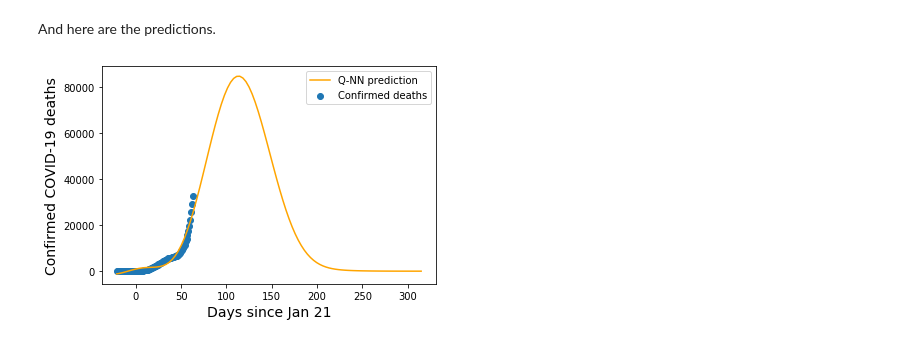
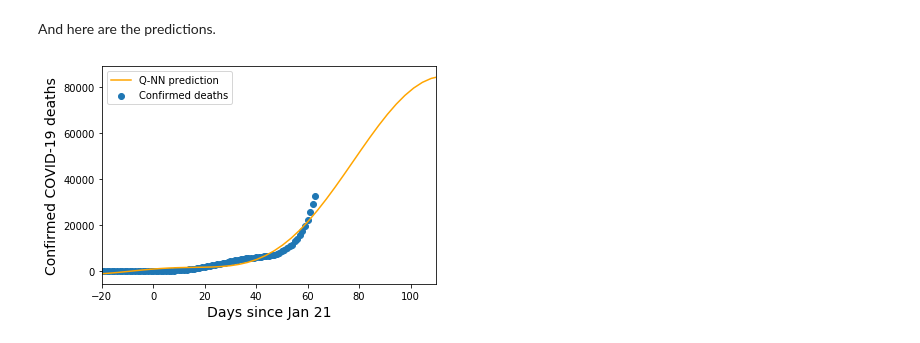
Before and after one commit to rafaelha/group_meeting_qc, a Jupyter notebook: group_meeting.ipynb, the cells around one changed output. Saved outputs shown, nothing was run; the diff lists cells and outputs as text; code cells hidden in the pictures.

```diff
--- a/group_meeting.ipynb
+++ b/group_meeting.ipynb
@@ -592,20 +750,21 @@ And here are the predictions.
 # %%
 var= np.array([[ 0.1672444 , -0.02746   ,  0.08835575,  0.18722878,  0.18929305],
                     [-0.0957819 ,  0.12777733, -0.01524759, -0.05143529,  0.05080969],
                     [ 0.01374947,  0.18976937,  0.08813493, -0.02532584,  0.07449287],
                     [ 0.04830769,  0.16256158,  0.02936889, -0.00605395, -0.05571956],
                     [-0.20538369,  0.10427885,  0.12307134, -0.11345193,  0.24573954],
                     [-0.10939146, -0.01677891,  0.02856047,  0.1096455 ,  0.16252224]])
 
 x_pred = np.linspace(np.min(X), np.max(X)*5, 100)
 predictions = np.array([quantum_neural_net(var, x=x_) for x_ in x_pred])
 
 plt.figure()
 plt.scatter(X*xmax, Y*ymax, label='Confirmed deaths')
 plt.plot(x_pred*xmax, predictions*ymax, color="orange", label='Q-NN prediction')
 plt.xlabel("Days since Jan 21", fontsize=14)
 plt.ylabel("Confirmed COVID-19 deaths", fontsize=14)
 plt.legend()
+plt.xlim((-20,110))
 plt.show()
 # %% [output]
-[figure, old version]
+[figure, new version]
```
Also changed, not shown: parts of 25 cells of this notebook.
